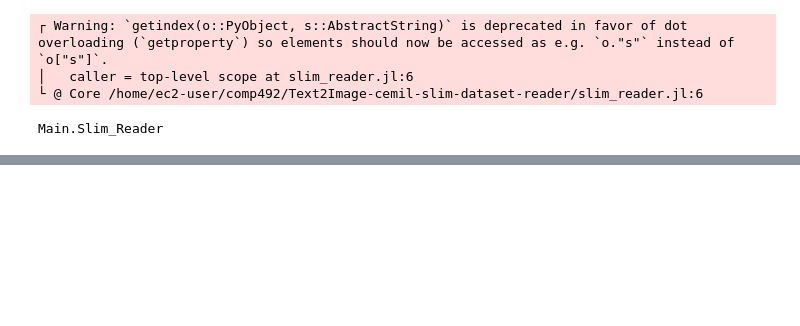
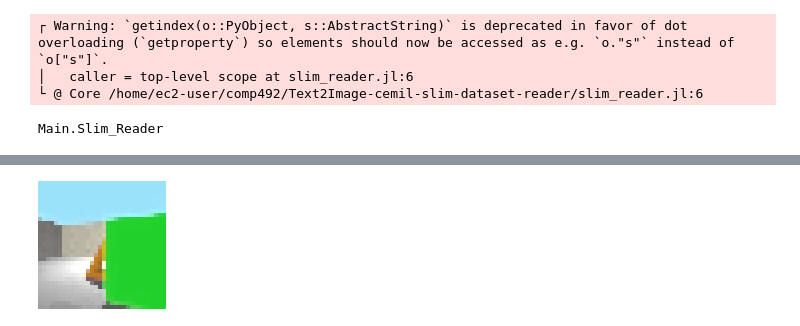
Before and after one commit to ilaydaezengin/spatial-relations-1, a Jupyter notebook: Test.ipynb, the cells around one changed output, grey strips where cells are left out. Cells and saved outputs as stored; diff of their text form; code cells hidden in the pictures; blank space fills up the shorter version.

```diff
--- a/Test.ipynb
+++ b/Test.ipynb
@@ -106,0 +130,4 @@ output.rimages
+# %%
+colorview(RGB, Array(permutedims(goldtstimages[:,:,:,10], (3,1,2))))
+# %% [output]
+[figure, added]
```
Also changed, not shown: parts of 11 cells of this notebook, 8 other files.
